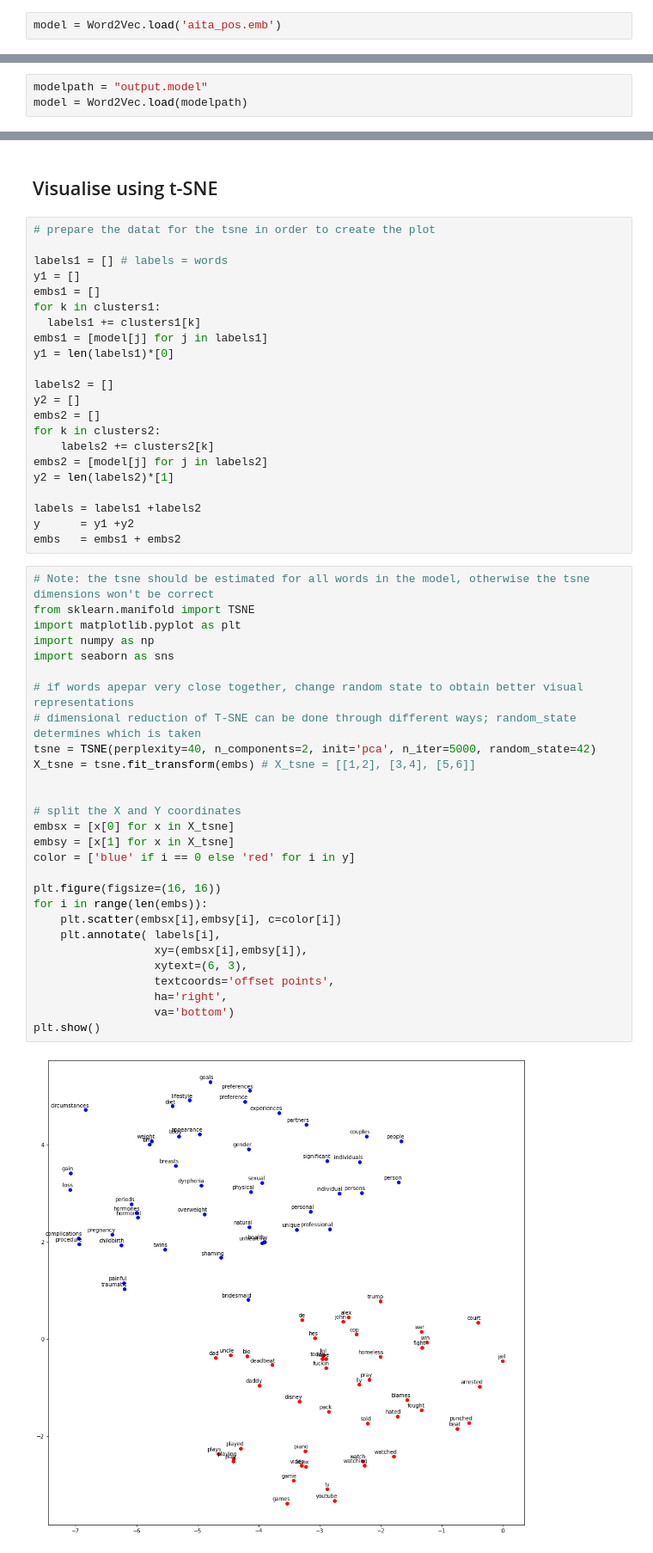
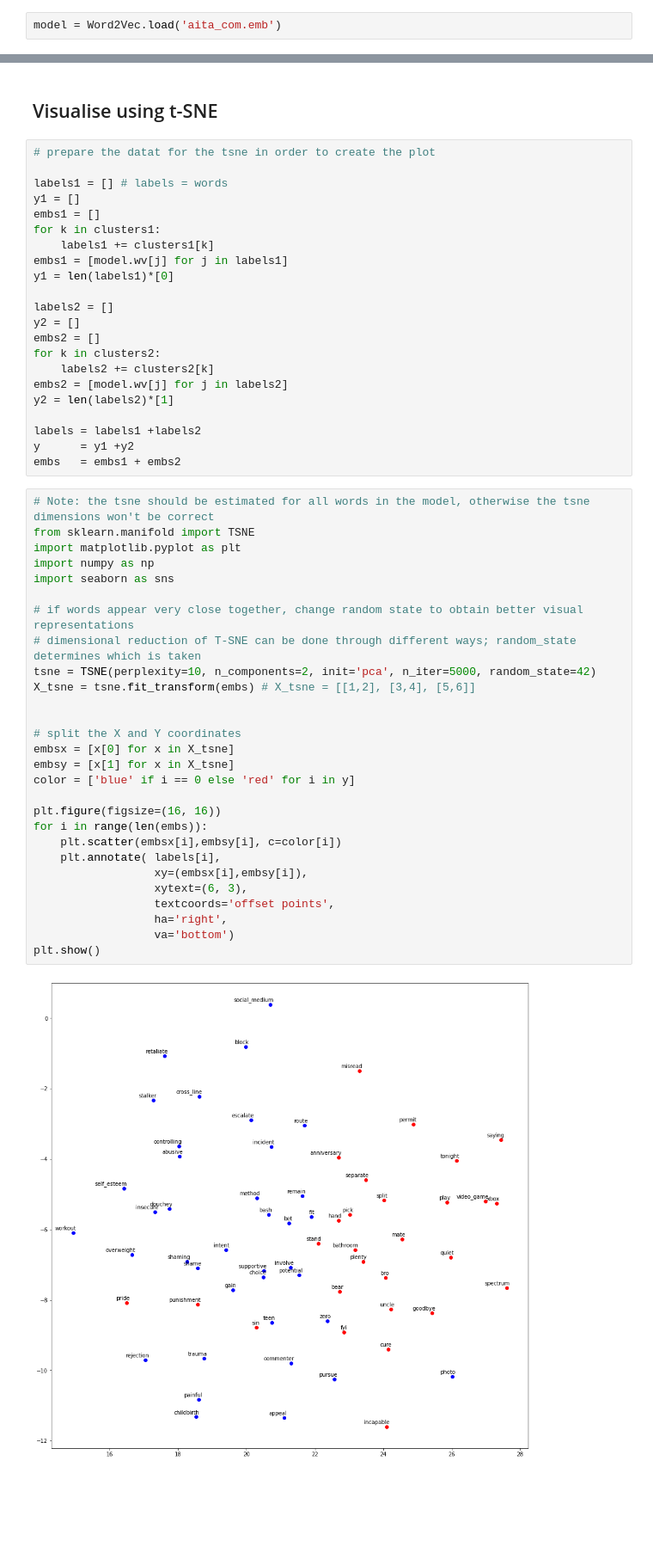
Before and after one commit to PranavJayachand/DIGHUM160, a Jupyter notebook: Notebooks/Week4/4-2_Language_Biases.ipynb, the cells around one changed output, grey strips where cells are left out. Shown at 86% size. Drawn from its saved outputs; the diff is of its cells as text; blank space fills up the shorter version.

Commit message:
word embeddings notebooks update

```diff
--- a/Notebooks/Week4/4-2_Language_Biases.ipynb
+++ b/Notebooks/Week4/4-2_Language_Biases.ipynb
@@ -54,4 +47,4 @@ Mounted at /content/drive
 # %% [markdown]
 Let's get the Word Embeddings model we made in the previous notebook.
 # %%
-model = Word2Vec.load('aita_pos.emb')
+model = Word2Vec.load('aita_com.emb')
@@ -271,7 +260,4 @@ def calculate_biased_words(model, targetset1, targetset2, stdevs,
 [nltk_data]   Package vader_lexicon is already up-to-date!
-# %%
-modelpath = "output.model"
-model = Word2Vec.load(modelpath)
 # %% [markdown]
 Getting similar words through the WE model can help us find words for our "target sets"--i.e., the conceptual entities such as "man" and "woman" we want to check biases against.
 # %%
@@ -401,8 +393,8 @@ labels1 = [] # labels = words
 y1 = []
 embs1 = []
 for k in clusters1:
-  labels1 += clusters1[k]
-embs1 = [model[j] for j in labels1]
+    labels1 += clusters1[k]
+embs1 = [model.wv[j] for j in labels1]
 y1 = len(labels1)*[0]
 
 labels2 = []
@@ -410,7 +402,7 @@ y2 = []
 embs2 = []
 for k in clusters2:
     labels2 += clusters2[k]
-embs2 = [model[j] for j in labels2]
+embs2 = [model.wv[j] for j in labels2]
 y2 = len(labels2)*[1]
 
 labels = labels1 +labels2
@@ -419,33 +411,33 @@ embs   = embs1 + embs2
 # %%
 # Note: the tsne should be estimated for all words in the model, otherwise the tsne dimensions won't be correct
 from sklearn.manifold import TSNE
 import matplotlib.pyplot as plt
 import numpy as np
 import seaborn as sns
 
-# if words apepar very close together, change random state to obtain better visual representations
+# if words appear very close together, change random state to obtain better visual representations
 # dimensional reduction of T-SNE can be done through different ways; random_state determines which is taken
-tsne = TSNE(perplexity=40, n_components=2, init='pca', n_iter=5000, random_state=42)
+tsne = TSNE(perplexity=10, n_components=2, init='pca', n_iter=5000, random_state=42)
 X_tsne = tsne.fit_transform(embs) # X_tsne = [[1,2], [3,4], [5,6]]
 
 
 # split the X and Y coordinates
 embsx = [x[0] for x in X_tsne]
 embsy = [x[1] for x in X_tsne]
 color = ['blue' if i == 0 else 'red' for i in y]
 
 plt.figure(figsize=(16, 16))
 for i in range(len(embs)):
     plt.scatter(embsx[i],embsy[i], c=color[i])
     plt.annotate( labels[i],
                   xy=(embsx[i],embsy[i]),
                   xytext=(6, 3),
                   textcoords='offset points',
                   ha='right',
                   va='bottom')
 plt.show()
 # %% [output]
-[figure, old version]
+[figure, new version]
 # %% [markdown]
 ## Concordances of most-biased words
 
```
Also changed, not shown: parts of 17 cells of this notebook, 3 other files.
